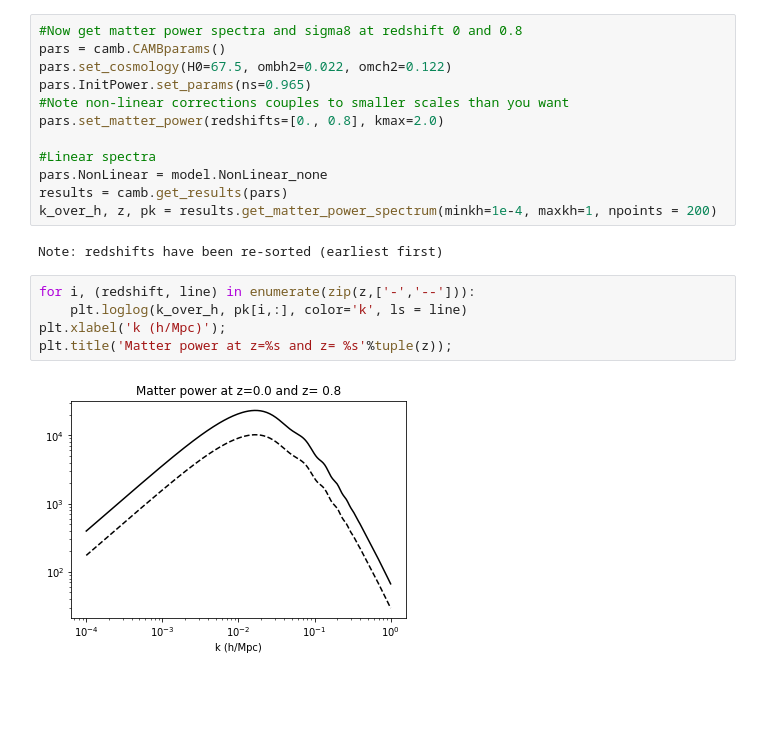
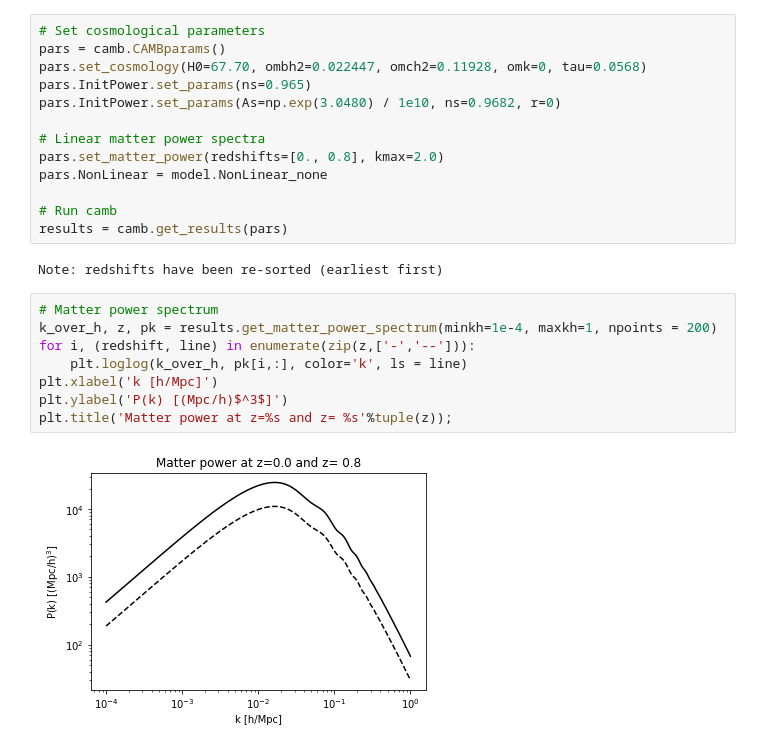
Before and after one commit to mitsrl/perturbation-assignment, a Jupyter notebook: camb_example.ipynb, the cells around one changed output. Saved outputs shown, nothing was run; the diff lists cells and outputs as text; blank space fills up the shorter version.

```diff
--- a/camb_example.ipynb
+++ b/camb_example.ipynb
@@ -25,23 +17,27 @@ import numpy as np
 import camb
 from camb import model, initialpower
 # %%
-#Now get matter power spectra and sigma8 at redshift 0 and 0.8
+# Set cosmological parameters
 pars = camb.CAMBparams()
-pars.set_cosmology(H0=67.5, ombh2=0.022, omch2=0.122)
+pars.set_cosmology(H0=67.70, ombh2=0.022447, omch2=0.11928, omk=0, tau=0.0568)
 pars.InitPower.set_params(ns=0.965)
-#Note non-linear corrections couples to smaller scales than you want
+pars.InitPower.set_params(As=np.exp(3.0480) / 1e10, ns=0.9682, r=0)
+
+# Linear matter power spectra
 pars.set_matter_power(redshifts=[0., 0.8], kmax=2.0)
+pars.NonLinear = model.NonLinear_none
 
-#Linear spectra
-pars.NonLinear = model.NonLinear_none
+# Run camb
 results = camb.get_results(pars)
-k_over_h, z, pk = results.get_matter_power_spectrum(minkh=1e-4, maxkh=1, npoints = 200)
 # %% [output]
 Note: redshifts have been re-sorted (earliest first)
 # %%
+# Matter power spectrum
+k_over_h, z, pk = results.get_matter_power_spectrum(minkh=1e-4, maxkh=1, npoints = 200)
 for i, (redshift, line) in enumerate(zip(z,['-','--'])):
     plt.loglog(k_over_h, pk[i,:], color='k', ls = line)
-plt.xlabel('k (h/Mpc)');
+plt.xlabel('k [h/Mpc]')
+plt.ylabel('P(k) [(Mpc/h)$^3$]')
 plt.title('Matter power at z=%s and z= %s'%tuple(z));
 # %% [output]
-[figure, old version]
+[figure, new version]
```
Also changed, not shown: parts of 2 cells of this notebook.
